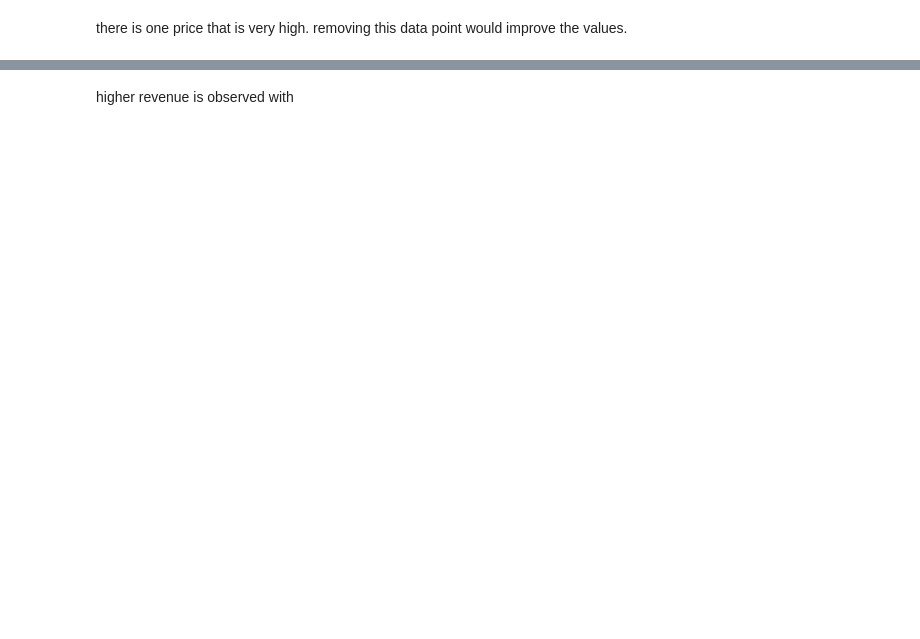
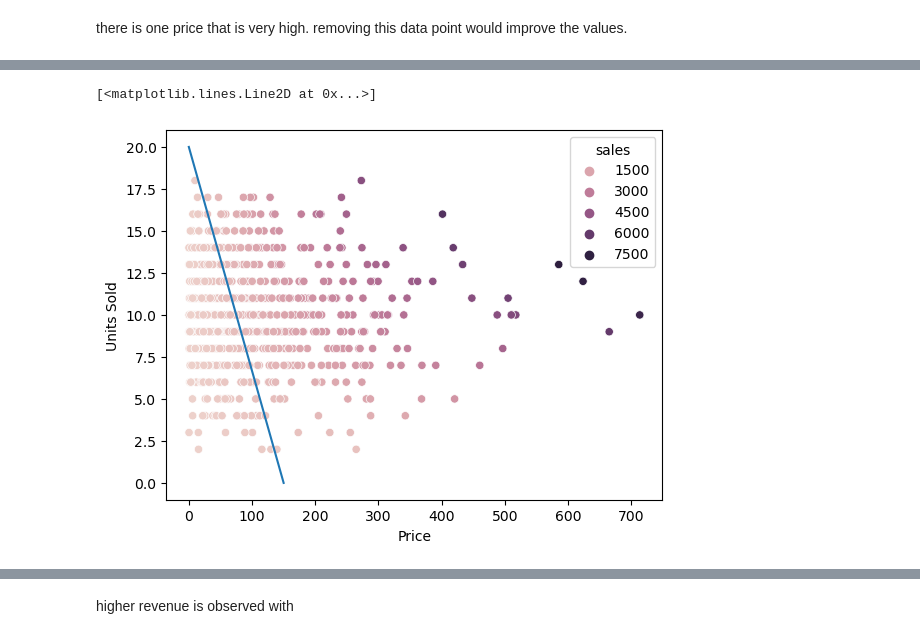
Before and after one commit to sriku2412/schulich_data_science, a Jupyter notebook: Assignment_1__6110_sreekanth_220088993_20230520.ipynb, the cells around one changed output, grey strips where cells are left out. Saved outputs shown, nothing was run; the diff lists cells and outputs as text; code cells hidden in the pictures; blank space fills up the shorter version.

```diff
--- a/Assignment_1__6110_sreekanth_220088993_20230520.ipynb
+++ b/Assignment_1__6110_sreekanth_220088993_20230520.ipynb
@@ -41,6 +77,10 @@ print(max(sales.Price))
 # %%
 sales.drop(sales[sales['Price']==2143.3].index,axis=0,inplace=True)
 # %%
-sns.scatterplot(data = sales, x = 'Price', y = 'Units Sold')
+sns.scatterplot( x = 'Price', y = 'Units Sold',hue='sales', data = sales)
+plt.plot([150, 0], [0, 20])
+# %% [output]
+[<matplotlib.lines.Line2D at 0x...>]
+[figure, added]
 # %%
 sns.boxplot(sales['Price'])
```
Also changed, not shown: parts of 30 cells of this notebook, 2 other files.
